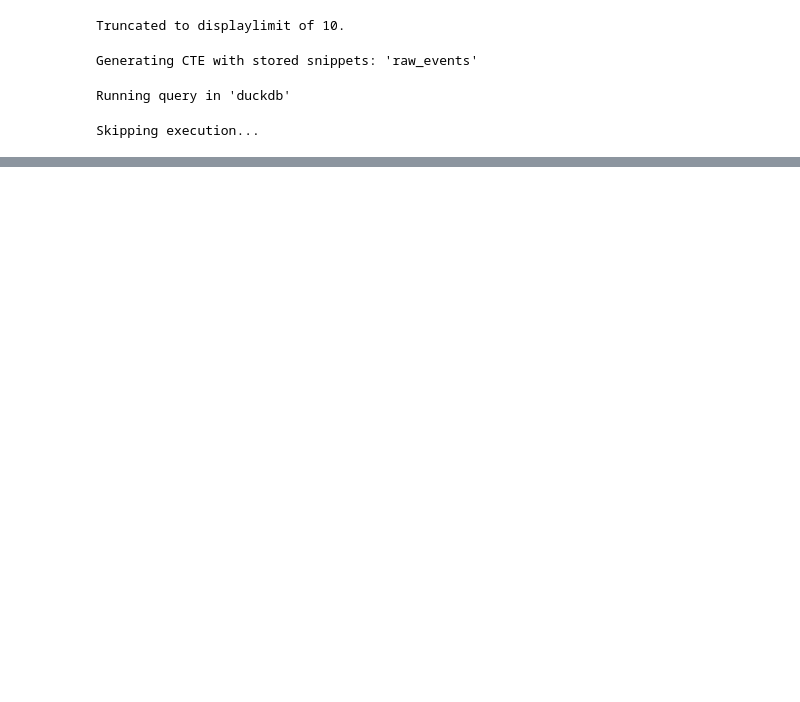
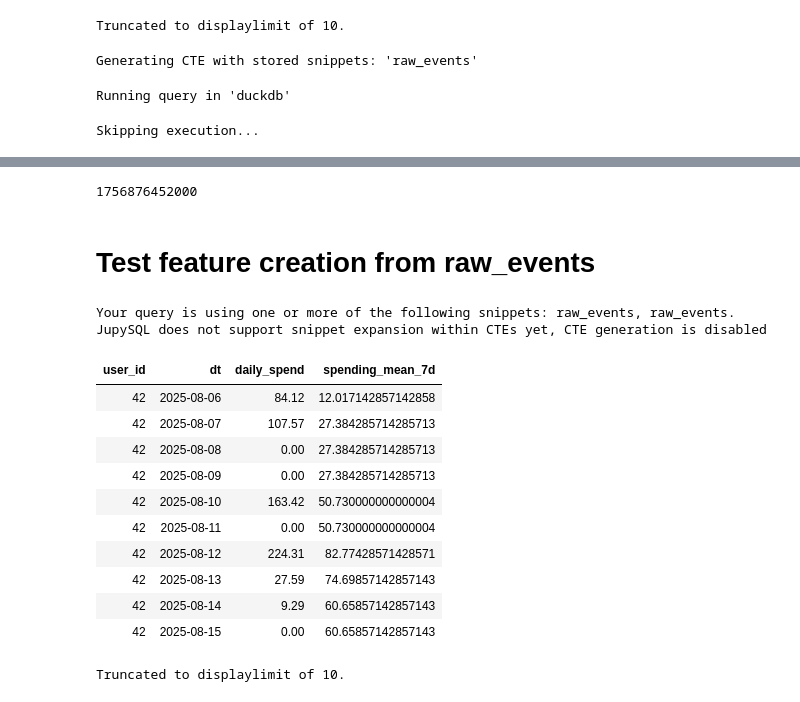
Before and after one commit to enerrio/feature-store-iceberg, a Jupyter notebook: notebooks/explore_data.ipynb, the cells around one changed output, grey strips where cells are left out. Cells and saved outputs as stored; diff of their text form; code cells hidden in the pictures; blank space fills up the shorter version.

```diff
--- a/notebooks/explore_data.ipynb
+++ b/notebooks/explore_data.ipynb
@@ -195,0 +235,69 @@ snapshot: Operation.APPEND: id=757714982550219609, parent_id=1169516159707921352
+# %%
+int(datetime.datetime.now(datetime.UTC).timestamp()) * 1000
+# %% [output]
+1756876452000
+# %% [markdown]
+# Test feature creation from raw_events
+# %%
+%%sql duckdb --save temp
+WITH bounds AS (
+    SELECT user_id,
+        MIN(CAST(event_timestamp AS DATE)) AS start_dt,
+        MAX(CAST(event_timestamp AS DATE)) AS end_dt
+    FROM icecat.default.raw_events
+    GROUP BY 1
+),
+calendar AS (
+    SELECT b.user_id,
+        d::DATE AS dt
+    FROM bounds b,
+        LATERAL (
+            SELECT *
+            FROM generate_series(b.start_dt, b.end_dt, INTERVAL 1 DAY)
+        ) gs(d)
+),
+daily AS (
+    SELECT
+        user_id,
+        CAST(event_timestamp AS DATE) AS dt,
+        SUM(amount) AS daily_spend
+    FROM icecat.default.raw_events
+    GROUP BY 1, 2
+),
+daily_filled AS (
+    SELECT c.user_id,
+        c.dt,
+        COALESCE(d.daily_spend, 0) AS daily_spend
+    FROM calendar c
+    LEFT JOIN daily d
+        ON d.user_id = c.user_id AND d.dt = c.dt
+)
+SELECT
+    user_id,
+    dt,
+    daily_spend,
+    CAST(
+        SUM(daily_spend) OVER (
+            PARTITION BY user_id
+            ORDER BY dt
+            ROWS BETWEEN 6 PRECEDING AND CURRENT ROW
+        ) / 7.0
+        AS DECIMAL(15, 2)
+    ) AS spending_mean_7d
+FROM daily_filled
+WHERE user_id = '42'
+ORDER BY dt;
+# %% [output]
+Your query is using one or more of the following snippets: raw_events, raw_events. JupySQL does not support snippet expansion within CTEs yet, CTE generation is disabled
+| user_id | dt | daily_spend | spending_mean_7d |
+| 42 | 2025-08-06 | 84.12 | 12.017142857142858 |
+| 42 | 2025-08-07 | 107.57 | 27.384285714285713 |
+| 42 | 2025-08-08 | 0.00 | 27.384285714285713 |
+| 42 | 2025-08-09 | 0.00 | 27.384285714285713 |
+| 42 | 2025-08-10 | 163.42 | 50.730000000000004 |
+| 42 | 2025-08-11 | 0.00 | 50.730000000000004 |
+| 42 | 2025-08-12 | 224.31 | 82.77428571428571 |
+| 42 | 2025-08-13 | 27.59 | 74.69857142857143 |
+| 42 | 2025-08-14 | 9.29 | 60.65857142857143 |
+| 42 | 2025-08-15 | 0.00 | 60.65857142857143 |
+Truncated to displaylimit of 10.
```
Also changed, not shown: parts of 23 cells of this notebook.
